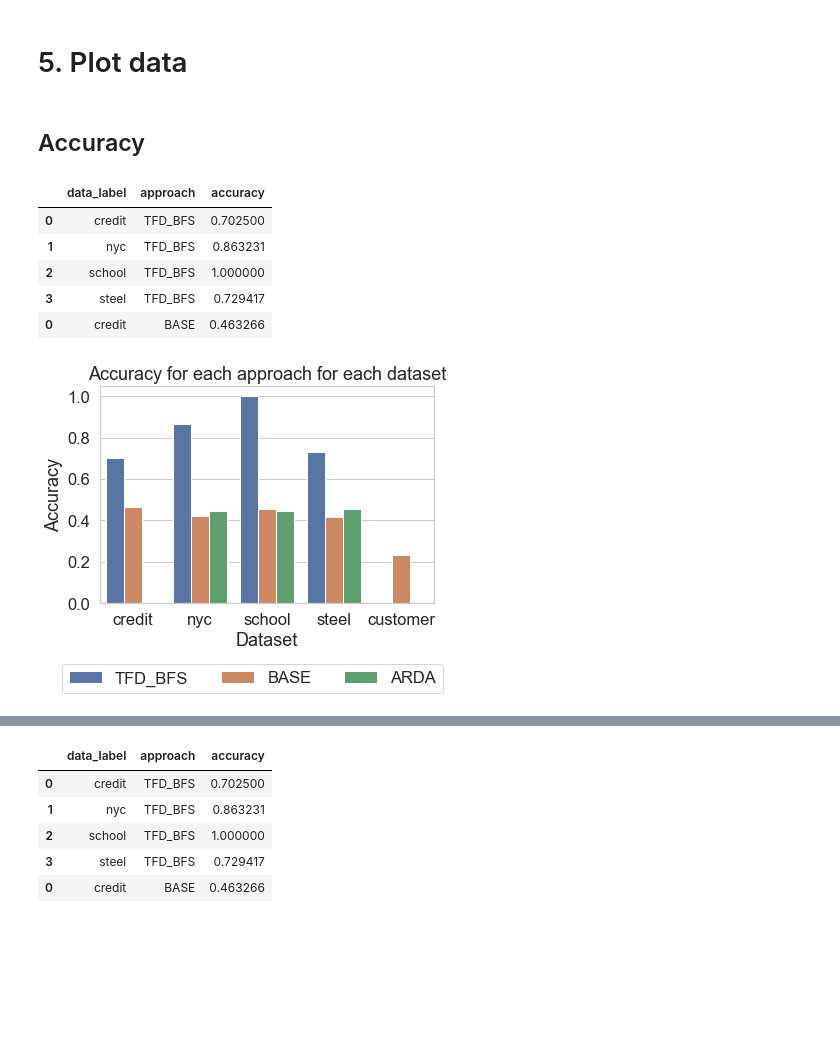
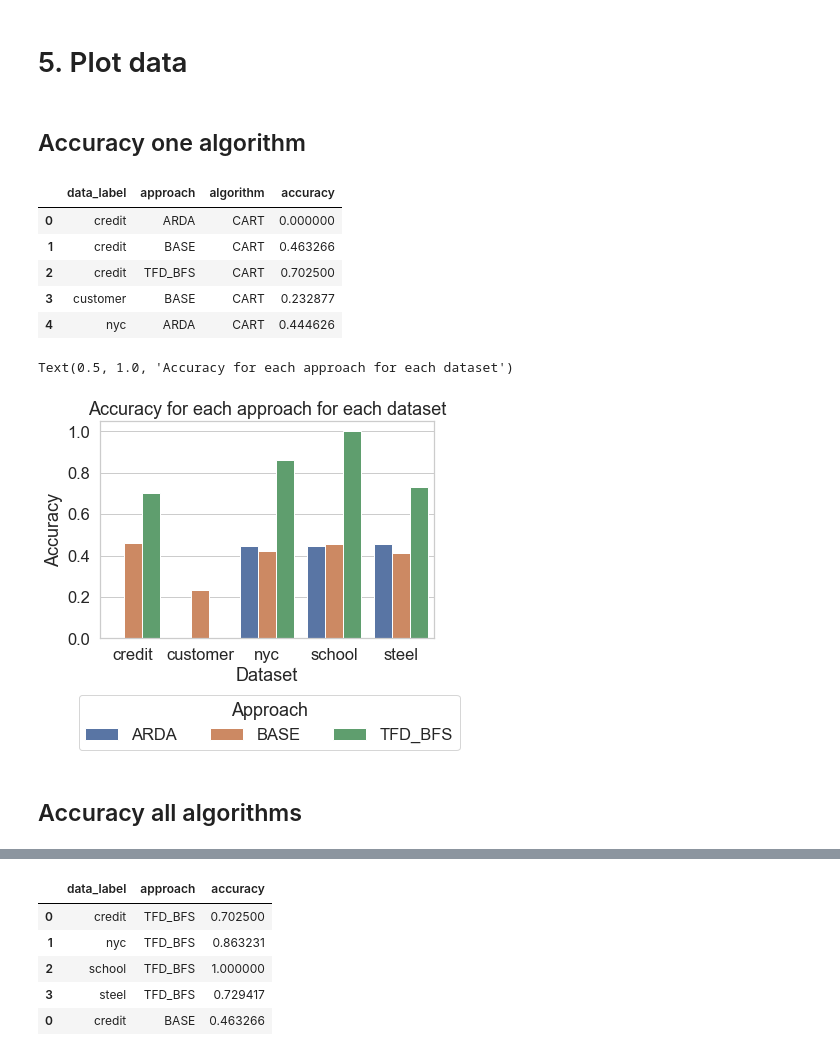
Before and after one commit to delftdata/autofeat, a Jupyter notebook: Visualisations-May.ipynb, the cells around one changed output, grey strips where cells are left out. Drawn from its saved outputs; the diff is of its cells as text; code cells hidden in the pictures; blank space fills up the shorter version.

Commit message:
Updated the visualisations to plot multiple algorithms (columns)

```diff
--- a/Visualisations-May.ipynb
+++ b/Visualisations-May.ipynb
@@ -50,7 +46,7 @@ dataframe
 # %% [markdown]
 ## Remove unused columns
 # %%
-dataframe.drop(columns=['join_time', 'depth', 'cutoff_threshold', 'redundancy_threshold', 'rank'], inplace=True)
+dataframe.drop(columns=['join_time', 'depth', 'redundancy_threshold', 'rank'], inplace=True)
 dataframe
 # %% [output]
 |  | algorithm | data_path | approach | data_label | total_time | feature_selection_time | accuracy | train_time | ... |
@@ -183,15 +171,8 @@ print(approach)
 # %% [markdown]
 ## Accuracy
 # %%
-# accuracy
-accuracy = None
-for approach in dataframe['approach'].unique():
-    dff = dataframe[dataframe['approach']==approach]
-    dff = dff.groupby(['data_label', 'approach'])['accuracy'].max().to_frame(name='accuracy').reset_index()
-    if accuracy is None:
-        accuracy = dff
-    else:
-        accuracy = pd.concat([accuracy, dff])
+accuracy = dataframe.groupby(['data_label', 'approach', 'algorithm'])[['accuracy']].max().reset_index()
+
 
 display(accuracy)
 # %% [output]
@@ -262,39 +249,34 @@ feat_df
 # %% [markdown]
 # 5. Plot data
 # %% [markdown]
-## Accuracy
+## Accuracy one algorithm
 # %%
 
 display(accuracy.head())
 
 sns.set(font_scale=1.5, style="whitegrid")
 colors = sns.color_palette("Set2")
 
-# g = sns.catplot(x="data_label", y="accuracy", hue="approach", data=accuracy, kind="bar", height=4,
-#                order=algs)
-
 ax = sns.barplot(data=accuracy, x="data_label", y="accuracy", hue="approach")
 
-
-# g.set_titles("{col_name}")
 ax.set_xlabel('Dataset')
 ax.set_ylabel('Accuracy')
 
 loc, labels = plt.xticks()
 hh, ll = plt.gca().get_legend_handles_labels()
 
-# g.set_xticklabels(labels, rotation=30)
-# g._legend.remove()
-
-plt.legend(hh, ll, bbox_to_anchor=(1.05, -0.45), loc=4, ncol=3)
+plt.legend(hh, ll, bbox_to_anchor=(1.1, -0.55), loc=4, ncol=3, title="Approach")
 ax.set_title("Accuracy for each approach for each dataset")
 
-plt.savefig('plots/2024/accuracy_1.png', dpi=300, bbox_inches="tight")
+# plt.savefig('plots/2024/accuracy_1.png', dpi=300, bbox_inches="tight")
 # %% [output]
-|  | data_label | approach | accuracy |
-| 0 | credit | TFD_BFS | 0.702500 |
-| 1 | nyc | TFD_BFS | 0.863231 |
-| 2 | school | TFD_BFS | 1.000000 |
-| 3 | steel | TFD_BFS | 0.729417 |
-| 0 | credit | BASE | 0.463266 |
+|  | data_label | approach | algorithm | accuracy |
+| 0 | credit | ARDA | CART | 0.000000 |
+| 1 | credit | BASE | CART | 0.463266 |
+| 2 | credit | TFD_BFS | CART | 0.702500 |
+| 3 | customer | BASE | CART | 0.232877 |
+| 4 | nyc | ARDA | CART | 0.444626 |
+Text(0.5, 1.0, 'Accuracy for each approach for each dataset')
-[figure, old version]
+[figure, new version]
+# %% [markdown]
+## Accuracy all algorithms
```
Also changed, not shown: parts of 16 cells of this notebook.
